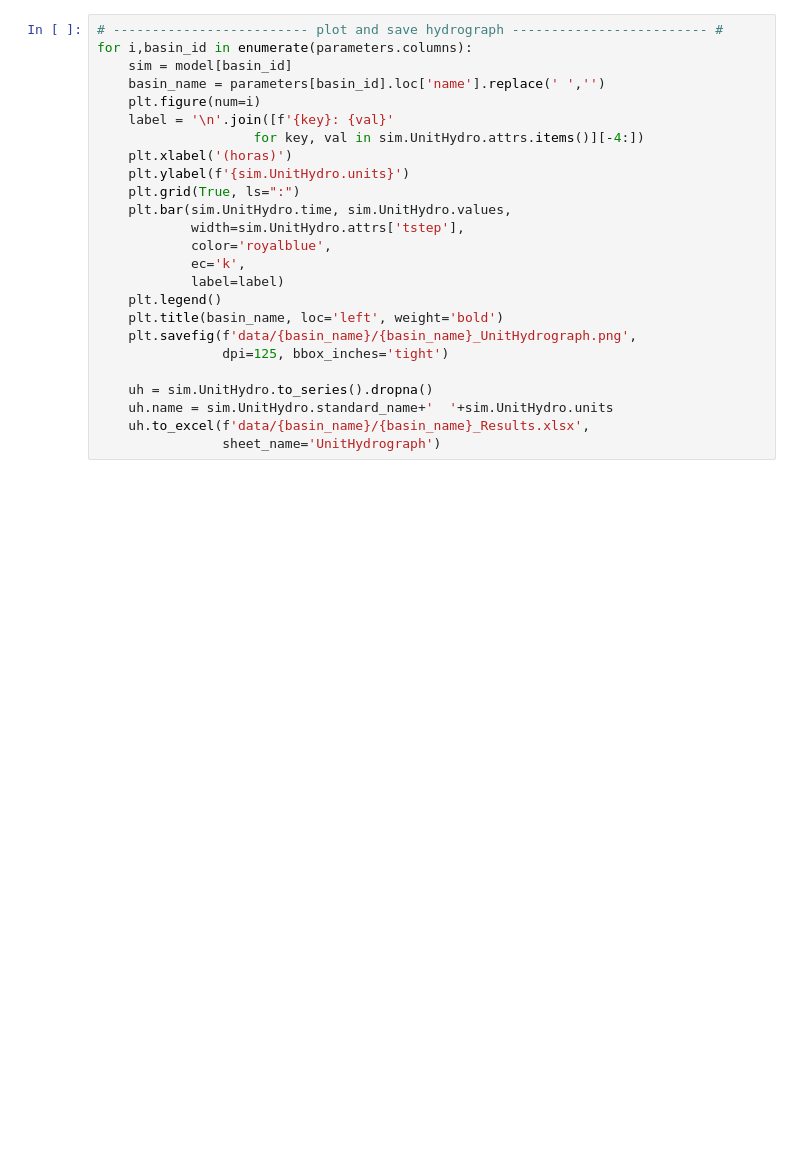
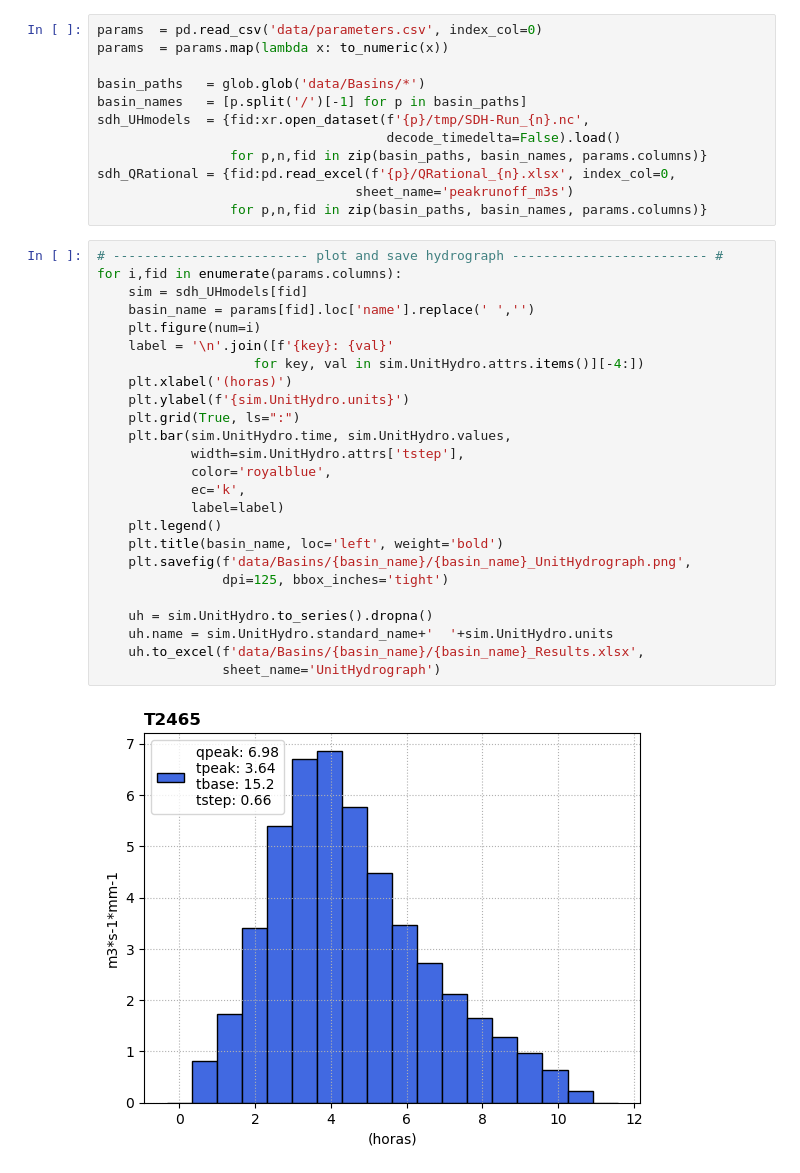
Before and after one commit to lucasglasner/hydrocivil, a Jupyter notebook: sdh_PostProcess.ipynb, the cells around one changed output. Drawn from its saved outputs; the diff is of its cells as text; blank space fills up the shorter version.

```diff
--- a/sdh_PostProcess.ipynb
+++ b/sdh_PostProcess.ipynb
@@ -1,25 +22,39 @@
+# %%
+params  = pd.read_csv('data/parameters.csv', index_col=0)
+params  = params.map(lambda x: to_numeric(x))
+
+basin_paths   = glob.glob('data/Basins/*')
+basin_names   = [p.split('/')[-1] for p in basin_paths]
+sdh_UHmodels  = {fid:xr.open_dataset(f'{p}/tmp/SDH-Run_{n}.nc',
+                                     decode_timedelta=False).load()
+                 for p,n,fid in zip(basin_paths, basin_names, params.columns)}
+sdh_QRational = {fid:pd.read_excel(f'{p}/QRational_{n}.xlsx', index_col=0,
+                                 sheet_name='peakrunoff_m3s')
+                 for p,n,fid in zip(basin_paths, basin_names, params.columns)}
 # %%
 # ------------------------- plot and save hydrograph ------------------------- #
-for i,basin_id in enumerate(parameters.columns):
-    sim = model[basin_id]
-    basin_name = parameters[basin_id].loc['name'].replace(' ','')
+for i,fid in enumerate(params.columns):
+    sim = sdh_UHmodels[fid]
+    basin_name = params[fid].loc['name'].replace(' ','')
     plt.figure(num=i)
     label = '\n'.join([f'{key}: {val}'
                     for key, val in sim.UnitHydro.attrs.items()][-4:])
     plt.xlabel('(horas)')
     plt.ylabel(f'{sim.UnitHydro.units}')
     plt.grid(True, ls=":")
     plt.bar(sim.UnitHydro.time, sim.UnitHydro.values,
             width=sim.UnitHydro.attrs['tstep'],
             color='royalblue',
             ec='k',
             label=label)
     plt.legend()
     plt.title(basin_name, loc='left', weight='bold')
-    plt.savefig(f'data/{basin_name}/{basin_name}_UnitHydrograph.png',
+    plt.savefig(f'data/Basins/{basin_name}/{basin_name}_UnitHydrograph.png',
                 dpi=125, bbox_inches='tight')
 
     uh = sim.UnitHydro.to_series().dropna()
     uh.name = sim.UnitHydro.standard_name+'  '+sim.UnitHydro.units
-    uh.to_excel(f'data/{basin_name}/{basin_name}_Results.xlsx',
+    uh.to_excel(f'data/Basins/{basin_name}/{basin_name}_Results.xlsx',
                 sheet_name='UnitHydrograph')
+# %% [output]
+[figure, added]
```
Also changed, not shown: parts of 5 cells of this notebook, 20 other files.
